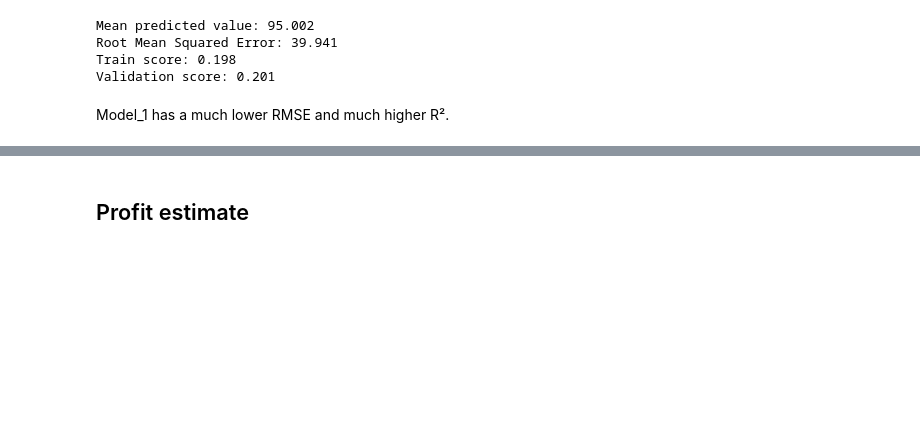
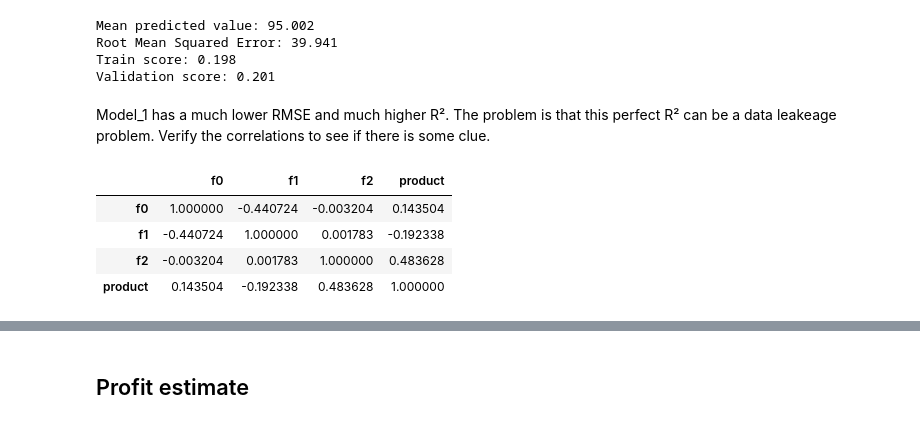
Before and after one commit to Vitoralvesraquel/oil-well-prediction, a Jupyter notebook: notebook.ipynb, the cells around one changed output, grey strips where cells are left out. Saved outputs shown, nothing was run; the diff lists cells and outputs as text; code cells hidden in the pictures; blank space fills up the shorter version.

```diff
--- a/notebook.ipynb
+++ b/notebook.ipynb
@@ -245,4 +248,14 @@ Root Mean Squared Error: 39.941
 Train score: 0.198
 Validation score: 0.201
 # %% [markdown]
-Model_1 has a much lower RMSE and much higher R².
+Model_1 has a much lower RMSE and much higher R². The problem is that this
+perfect R² can be a data leakeage problem. Verify the correlations to see if
+there is some clue.
+# %%
+df0.corr()
+# %% [output]
+|  | f0 | f1 | f2 | product |
+| f0 | 1.000000 | -0.440724 | -0.003204 | 0.143504 |
+| f1 | -0.440724 | 1.000000 | 0.001783 | -0.192338 |
+| f2 | -0.003204 | 0.001783 | 1.000000 | 0.483628 |
+| product | 0.143504 | -0.192338 | 0.483628 | 1.000000 |
```
Also changed, not shown: parts of 8 cells of this notebook.
